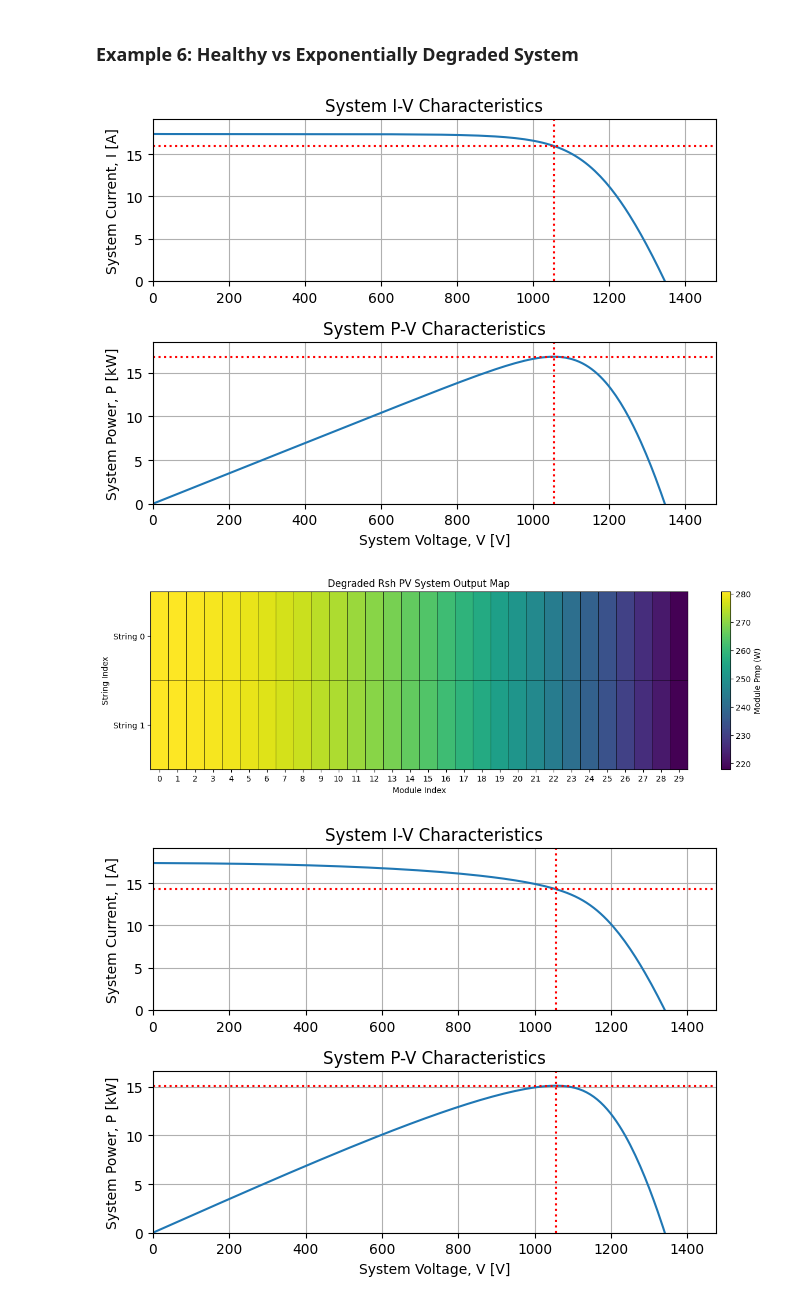
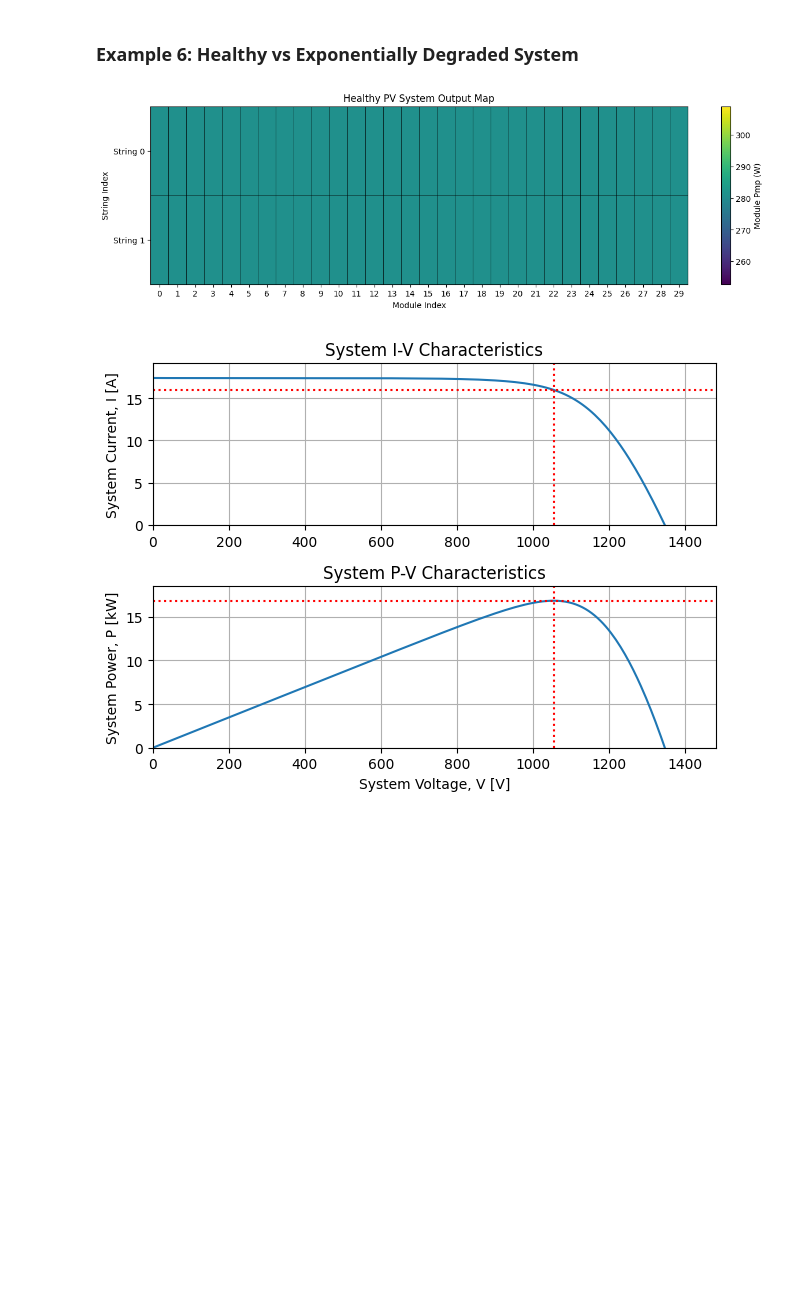
Before and after one commit to TideLangner/PVmismatch_study, a Jupyter notebook: src/simulation.ipynb, the cells around one changed output. Saved outputs shown, nothing was run; the diff lists cells and outputs as text; code cells hidden in the pictures; blank space fills up the shorter version.

```diff
--- a/src/simulation.ipynb
+++ b/src/simulation.ipynb
@@ -87,57 +100,11 @@ plt.grid()
 ### Example 6: Healthy vs Exponentially Degraded System
 # %%
 # Healthy system
-pvsys_healthy = create_system()
-ex6_healthy = pvsys_healthy.plotSys()
+pvsys_healthy = create_std_system()
+plot_pv_system(pvsys_healthy, title="std")
+pvsys_healthy.plotSys()
 plt.tight_layout()
 plt.show()
-
-# Exponentially degraded Rsh system
-pvsys_Rsh_degraded = create_Rsh_degraded_system()
-plot_pv_system(pvsys_Rsh_degraded, title="Rsh")
-ex6_Rsh = pvsys_Rsh_degraded.plotSys()
-plt.tight_layout()
-plt.show()
-
-# Exponentially degraded Rs system
-pvsys_Rs_degraded = create_Rs_degraded_system()
-plot_pv_system(pvsys_Rs_degraded, title="Rs")
-ex6_Rs = pvsys_Rs_degraded.plotSys()
-plt.tight_layout()
-plt.show()
-
-# Prepare legend labels with Pmp info
-label_healthy = (f"Healthy: Vmp={pvsys_healthy.Vmp:.1f}V, "
-                 f"Imp={pvsys_healthy.Imp:.2f}A, Pmp={pvsys_healthy.Pmp:.1f}W")
-label_Rsh_degraded = (f"Rsh Degraded: Vmp={pvsys_Rsh_degraded.Vmp:.1f}V, "
-                  f"Imp={pvsys_Rsh_degraded.Imp:.2f}A, Pmp={pvsys_Rsh_degraded.Pmp:.1f}W")
-label_Rs_degraded = (f"Rs Degraded: Vmp={pvsys_Rs_degraded.Vmp:.1f}V, "
-                  f"Imp={pvsys_Rs_degraded.Imp:.2f}A, Pmp={pvsys_Rs_degraded.Pmp:.1f}W")
-
-# Plot IV curves
-plt.figure(figsize=(10,6))
-plt.plot(pvsys_healthy.Vsys, pvsys_healthy.Isys, label="Healthy System", lw=2)
-plt.plot(pvsys_Rsh_degraded.Vsys, pvsys_Rsh_degraded.Isys, label="Rsh Degraded System", lw=2, ls="--")
-plt.plot(pvsys_Rs_degraded.Vsys, pvsys_Rs_degraded.Isys, label="Rs Degraded System", lw=2, ls="--")
-
-# Highlight Pmp points
-plt.plot(pvsys_healthy.Vmp, pvsys_healthy.Imp, 'o', color='blue', label=label_healthy)
-plt.plot(pvsys_Rsh_degraded.Vmp, pvsys_Rsh_degraded.Imp, 'o', color='red', label=label_Rsh_degraded)
-plt.plot(pvsys_Rs_degraded.Vmp, pvsys_Rs_degraded.Imp, 'o', color='g', label=label_Rs_degraded)
-
-plt.xlabel("Voltage [V]")
-plt.ylabel("Current [A]")
-plt.title("IV Curve: Healthy vs Exponentially Degraded Rsh/Rs Systems")
-plt.grid(True)
-plt.legend()
-plt.tight_layout()
-plt.show()
-
-# Optional: print Pmp values
-print("Healthy Pmp:", pvsys_healthy.Pmp)
-print("Rsh Degraded Pmp:", pvsys_Rsh_degraded.Pmp)
-print("Rs Degraded Pmp:", pvsys_Rs_degraded.Pmp)
 # %% [output]
-[figure, old version]
+[figure, new version]
-[figure, old version]
+[figure, new version]
-[figure, removed]
```
Also changed, not shown: parts of 13 cells of this notebook, 6 other files.
